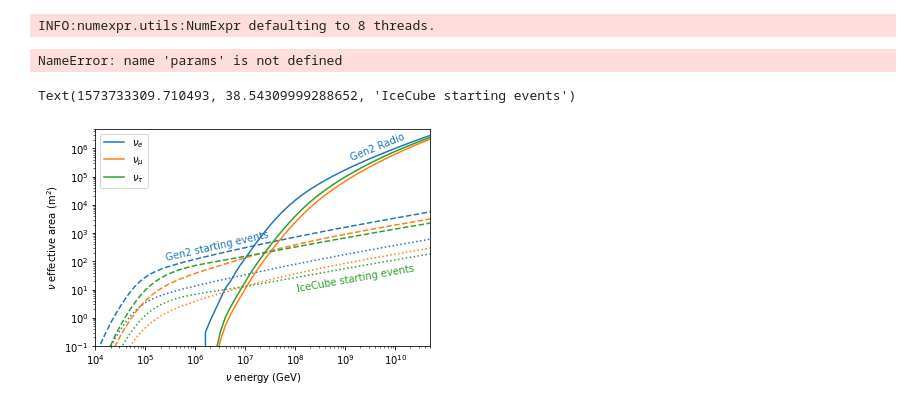
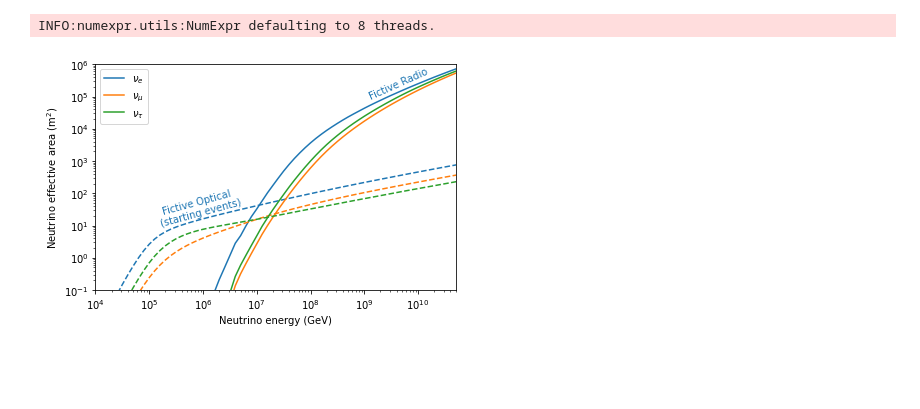
Before and after one commit to icecube/toise, a Jupyter notebook: notebooks/tutorials/003-Effective_Areas.ipynb, the cells around one changed output. Saved outputs shown, nothing was run; the diff lists cells and outputs as text; code cells hidden in the pictures; blank space fills up the shorter version.

```diff
--- a/notebooks/tutorials/003-Effective_Areas.ipynb
+++ b/notebooks/tutorials/003-Effective_Areas.ipynb
@@ -12,31 +12,29 @@ INFO:numexpr.utils:NumExpr defaulting to 8 threads.
 # %%
 factory.set_kwargs(psi_bins={k: [0, np.pi] for k in ('tracks', 'cascades', 'radio')})
 # %%
-radio_aeff = factory.get('Gen2-Radio')['radio_events'][0]
-gen2_aeff = factory.get('Gen2-InIce')['cascades'][0]
-ic_aeff = factory.get('IceCube')['cascades'][0]
+radio_aeff = factory.get('Fictive-Radio')['radio_events'][0]
+optical_aeff = factory.get('Fictive-Optical')['cascades'][0]
-# %% [output]
-NameError: name 'params' is not defined
 # %%
 cos_theta = radio_aeff.bin_edges[radio_aeff.dimensions.index('true_zenith_band')-1]
 flavors = ['${}$' .format([r'\nu', r'\overline{\nu}'][i % 2] + '_{' + ['e', r'\mu', r'\tau'][i//2] +'}') for i in range(6)]
-ax = plt.gca()
+fig = plt.figure(figsize=(6, 4))
+ax = fig.subplots()
 for i in range(0,6,2):
     line = ax.loglog(radio_aeff.bin_edges[0][1:], radio_aeff.values[i,...].mean(axis=1).sum(axis=(1,2)))[0]
     line.set_label(flavors[i])
-    line = ax.loglog(gen2_aeff.bin_edges[0][1:], gen2_aeff.values[i,...].mean(axis=1).sum(axis=(1,2)), color=line.get_color(), ls='--')[0]
-    line = ax.loglog(ic_aeff.bin_edges[0][1:], ic_aeff.values[i,...].mean(axis=1).sum(axis=(1,2)), color=line.get_color(), ls=':')[0]
+    line = ax.loglog(optical_aeff.bin_edges[0][1:], optical_aeff.values[i,...].mean(axis=1).sum(axis=(1,2)), color=line.get_color(), ls='--')[0]
 
-ax.set_ylabel(r'$\nu$ effective area (m$^2$)')
-ax.set_xlabel(r'$\nu$ energy (GeV)')
+ax.set_ylabel(r'Neutrino effective area (m$^2$)')
+ax.set_xlabel(r'Neutrino energy (GeV)')
 ax.set_xlim(1e4, 5e10)
-ax.set_ylim(1e-1, 5e6)
+ax.set_ylim(1e-1, 1e6)
 
 ax.legend()
 
-plotting.label_curve(ax, ax.lines[0], x=5e9, offset=5, label='Gen2 Radio')
-plotting.label_curve(ax, ax.lines[1], x=3e6, offset=5, label='Gen2 starting events')
-plotting.label_curve(ax, ax.lines[8], x=1.5e9, offset=-6, va='top', label='IceCube starting events')
+plotting.label_curve(ax, ax.lines[0], x=5e9, offset=5, label='Fictive Radio')
+plotting.label_curve(ax, ax.lines[1], x=1e6, offset=5, label='Fictive Optical \n(starting events)')
+
+plt.tight_layout()
+fig.savefig('effAreaEx.pdf')
 # %% [output]
-Text(1573733309.710493, 38.54309999288652, 'IceCube starting events')
-[figure, old version]
+[figure, new version]
```
Also changed, not shown: 2 other files.
